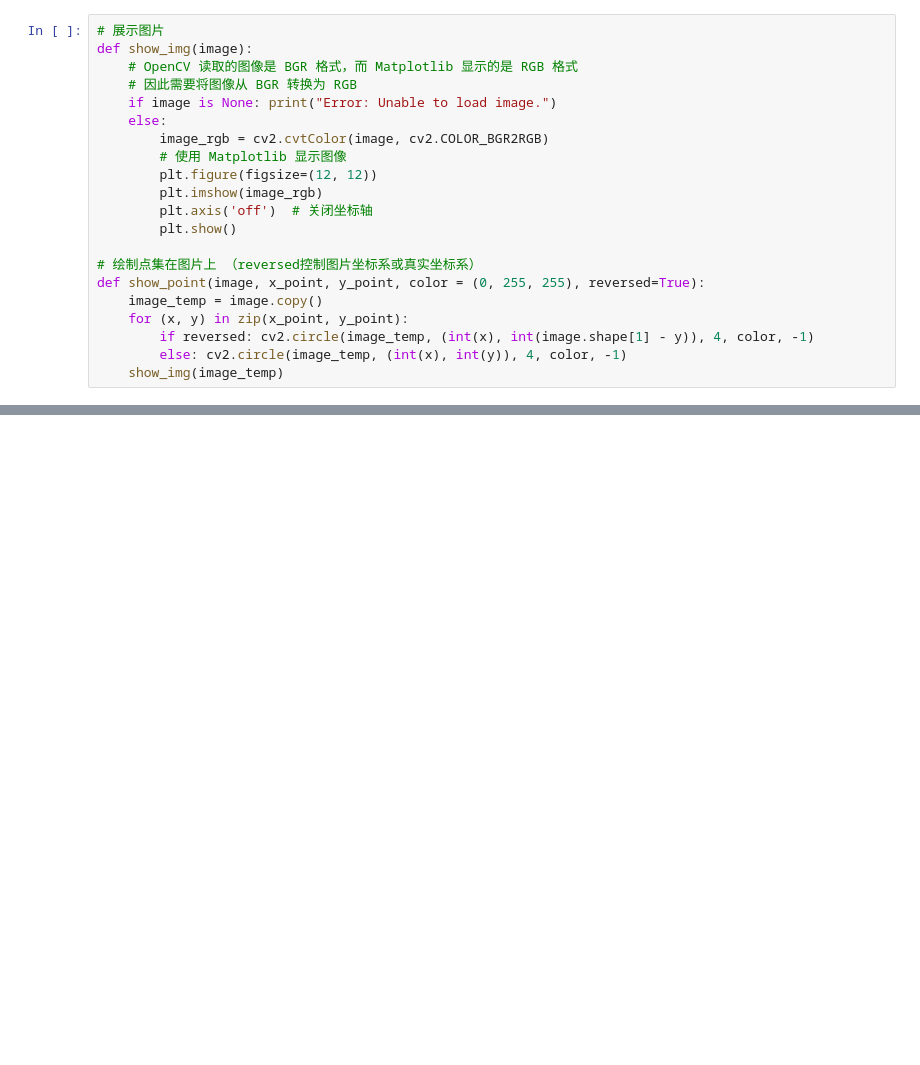
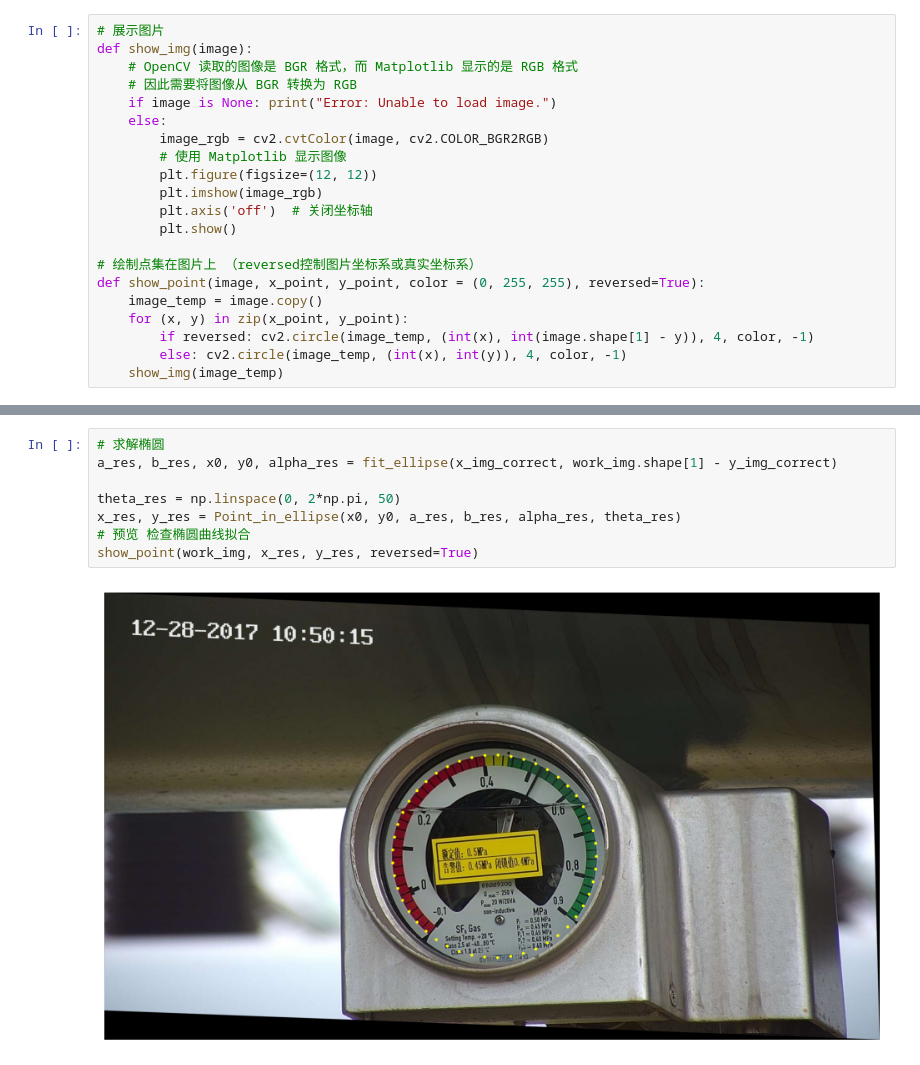
Before and after one commit to aoiJays/ai4clock, a Jupyter notebook: baseline3.ipynb, the cells around one changed output, grey strips where cells are left out. Drawn from its saved outputs; the diff is of its cells as text; blank space fills up the shorter version.

```diff
--- a/baseline3.ipynb
+++ b/baseline3.ipynb
@@ -96,0 +296,10 @@ def show_point(image, x_point, y_point, color = (0, 255, 255), reversed=True):
+# %%
+# 求解椭圆
+a_res, b_res, x0, y0, alpha_res = fit_ellipse(x_img_correct, work_img.shape[1] - y_img_correct)
+
+theta_res = np.linspace(0, 2*np.pi, 50)
+x_res, y_res = Point_in_ellipse(x0, y0, a_res, b_res, alpha_res, theta_res)
+# 预览 检查椭圆曲线拟合
+show_point(work_img, x_res, y_res, reversed=True)
+# %% [output]
+[figure, added]
```
Also changed, not shown: parts of 8 cells of this notebook, 1 other file.
